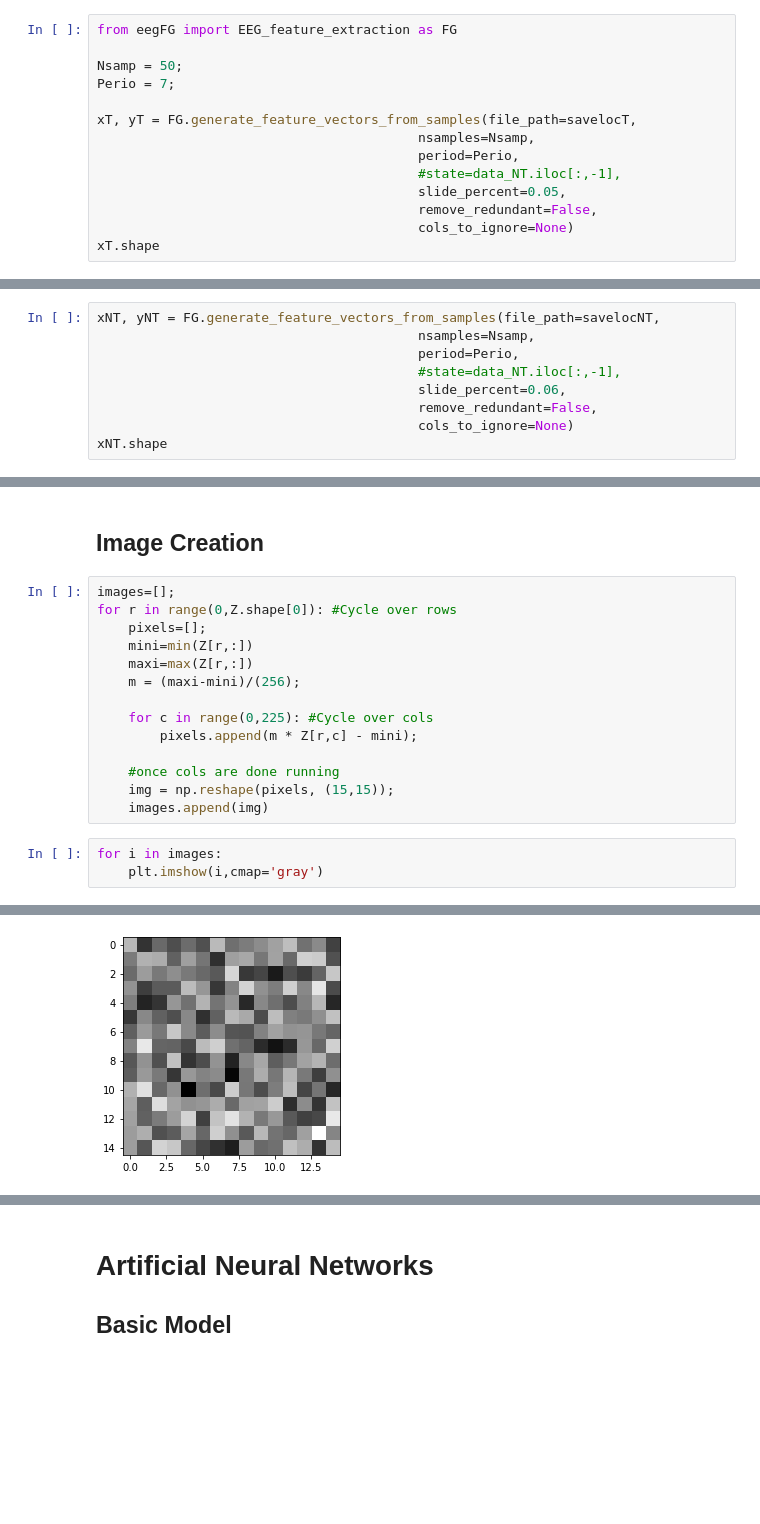
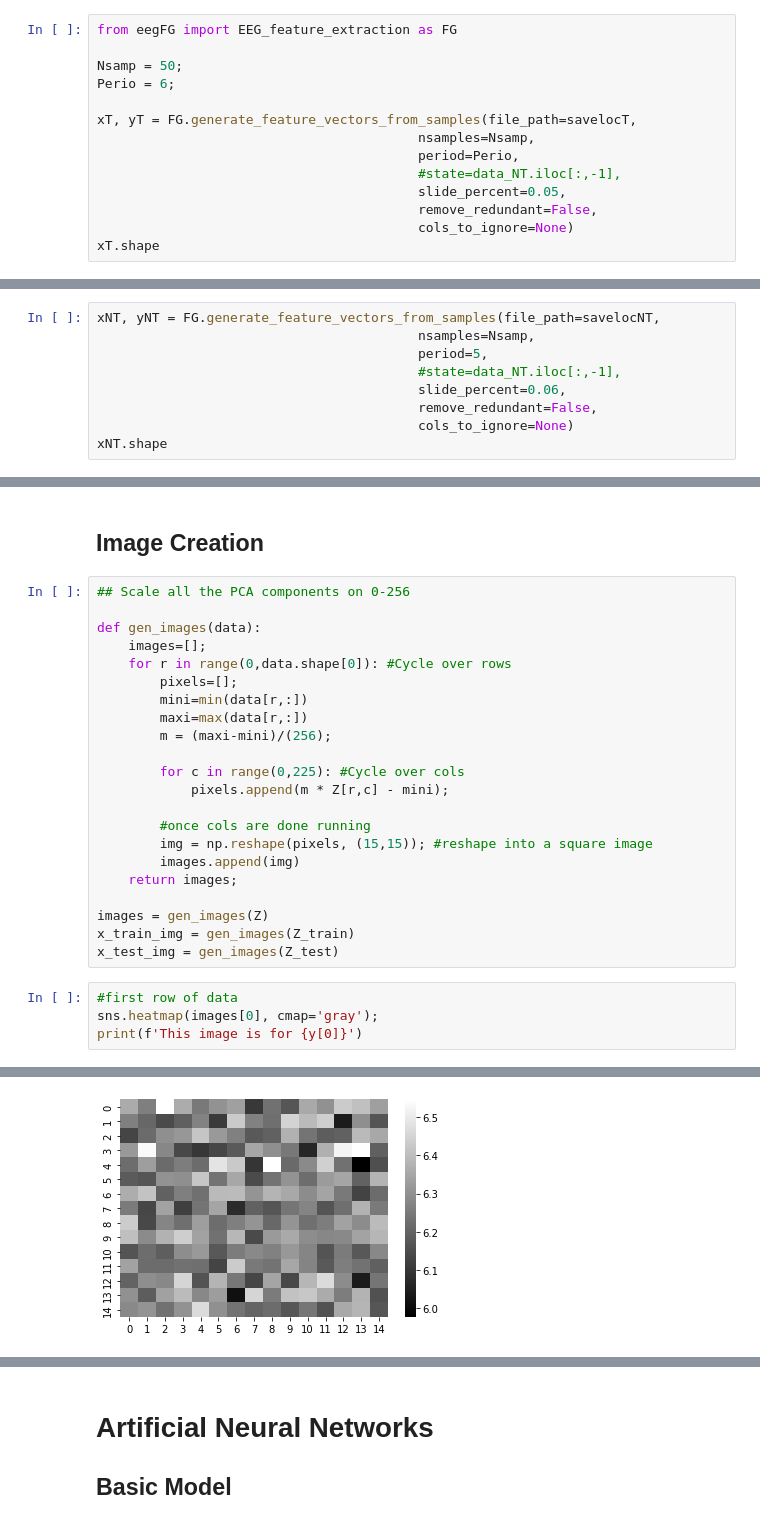
Before and after one commit to musahabib/WorkerFatigue_EEG_ML, a Jupyter notebook: Notebook.ipynb, the cells around one changed output, grey strips where cells are left out. Cells and saved outputs as stored; diff of their text form; blank space fills up the shorter version.

```diff
--- a/Notebook.ipynb
+++ b/Notebook.ipynb
@@ -270,7 +270,7 @@ x, y = FG.generate_feature_vectors_from_samples(file_path=savelocT,
 from eegFG import EEG_feature_extraction as FG
 
 Nsamp = 50;
-Perio = 7;
+Perio = 6;
 
 xT, yT = FG.generate_feature_vectors_from_samples(file_path=savelocT,
                                          nsamples=Nsamp,
@@ -285,7 +285,7 @@ xT.shape
 # %%
 xNT, yNT = FG.generate_feature_vectors_from_samples(file_path=savelocNT,
                                          nsamples=Nsamp,
-                                         period=Perio,
+                                         period=5,
                                          #state=data_NT.iloc[:,-1],
                                          slide_percent=0.06,
                                          remove_redundant=False,
@@ -520,20 +520,29 @@ pd.DataFrame(Z).describe()
 # %% [markdown]
 ## Image Creation
 # %%
-images=[];
-for r in range(0,Z.shape[0]): #Cycle over rows
-    pixels=[];
-    mini=min(Z[r,:])
-    maxi=max(Z[r,:])
-    m = (maxi-mini)/(256);
+## Scale all the PCA components on 0-256
 
-    for c in range(0,225): #Cycle over cols
-        pixels.append(m * Z[r,c] - mini);
+def gen_images(data):
+    images=[];
+    for r in range(0,data.shape[0]): #Cycle over rows
+        pixels=[];
+        mini=min(data[r,:])
+        maxi=max(data[r,:])
+        m = (maxi-mini)/(256);
 
-    #once cols are done running
-    img = np.reshape(pixels, (15,15));
-    images.append(img)
+        for c in range(0,225): #Cycle over cols
+            pixels.append(m * Z[r,c] - mini);
+
+        #once cols are done running
+        img = np.reshape(pixels, (15,15)); #reshape into a square image
+        images.append(img)
+    return images;
+
+images = gen_images(Z)
+x_train_img = gen_images(Z_train)
+x_test_img = gen_images(Z_test)
 # %%
-for i in images:
-    plt.imshow(i,cmap='gray')
+#first row of data
+sns.heatmap(images[0], cmap='gray');
+print(f'This image is for {y[0]}')
 # %% [output]
@@ -540 +550 @@ for i in images:
-[figure, old version]
+[figure, new version]
```
Also changed, not shown: parts of 20 cells of this notebook.
